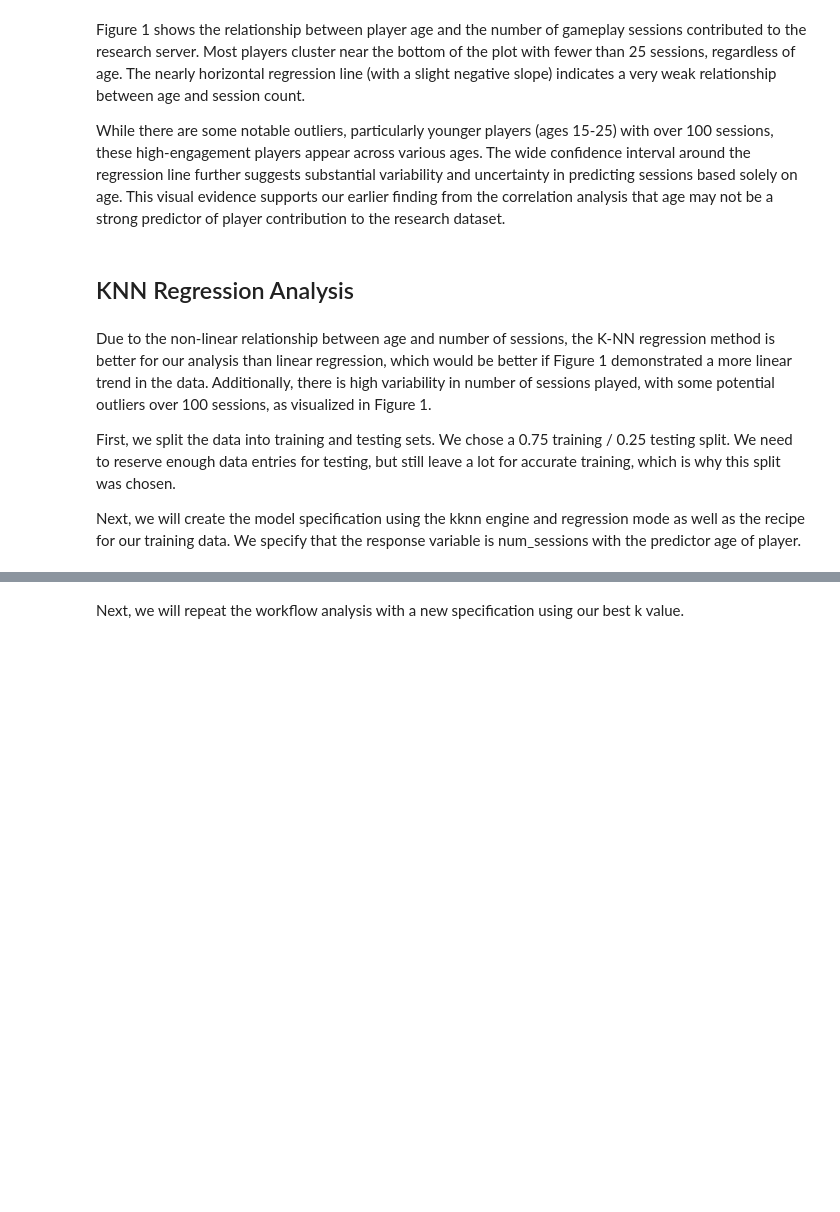
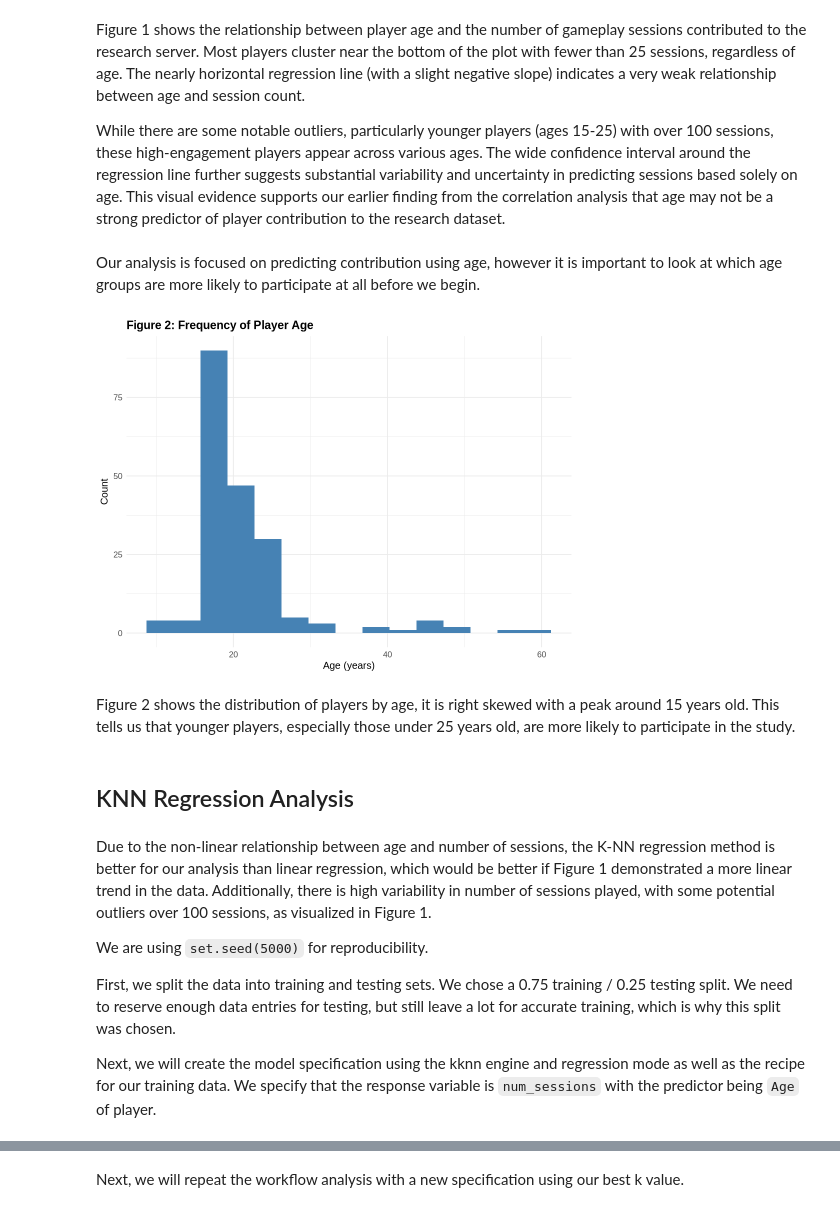
Before and after one commit to glarson5/dsci-100-group-project, a Jupyter notebook: Project Report.ipynb, the cells around one changed output, grey strips where cells are left out. Saved outputs shown, nothing was run; the diff lists cells and outputs as text; code cells hidden in the pictures; blank space fills up the shorter version.

```diff
--- a/Project Report.ipynb
+++ b/Project Report.ipynb
@@ -310,12 +280,38 @@ ggplot(analysis_data, aes(x = Age, y = num_sessions)) +
 Figure 1 shows the relationship between player age and the number of gameplay sessions contributed to the research server. Most players cluster near the bottom of the plot with fewer than 25 sessions, regardless of age. The nearly horizontal regression line (with a slight negative slope) indicates a very weak relationship between age and session count.
 
 While there are some notable outliers, particularly younger players (ages 15-25) with over 100 sessions, these high-engagement players appear across various ages. The wide confidence interval around the regression line further suggests substantial variability and uncertainty in predicting sessions based solely on age. This visual evidence supports our earlier finding from the correlation analysis that age may not be a strong predictor of player contribution to the research dataset.
+# %% [markdown]
+Our analysis is focused on predicting contribution using age, however it is important to look at which age groups are more likely to participate at all before we begin.
+# %%
+# Set figure size for better readability
+options(repr.plot.width = 8, repr.plot.height = 6)
+
+# Create histogram
+ggplot(analysis_data, aes(x = Age)) +
+  geom_histogram(fill = "steelblue", bins = 15) +
+
+  labs(
+    title = "Figure 2: Frequency of Player Age",
+    x = "Age (years)",
+    y = "Count") +
+  theme_minimal() +
+  theme(
+    plot.title = element_text(size = 14, face = "bold"),
+    axis.title = element_text(size = 12),
+    axis.text = element_text(size = 10)
+  )
+# %% [output]
+[figure, added]
+# %% [markdown]
+Figure 2 shows the distribution of players by age, it is right skewed with a peak around 15 years old. This tells us that younger players, especially those under 25 years old, are more likely to participate in the study.
 # %% [markdown]
 ## KNN Regression Analysis
 # %% [markdown]
 Due to the non-linear relationship between age and number of sessions, the K-NN regression method is better for our analysis than linear regression, which would be better if Figure 1 demonstrated a more linear trend in the data. Additionally, there is high variability in number of sessions played, with some potential outliers over 100 sessions, as visualized in Figure 1.
 
+We are using `set.seed(5000)` for reproducibility.
+
 First, we split the data into training and testing sets. We chose a 0.75 training / 0.25 testing split. We need to reserve enough data entries for testing, but still leave a lot for accurate training, which is why this split was chosen.
 
-Next, we will create the model specification using the kknn engine and regression mode as well as the recipe for our training data. We specify that the response variable is num_sessions with the predictor age of player.
+Next, we will create the model specification using the kknn engine and regression mode as well as the recipe for our training data. We specify that the response variable is `num_sessions` with the predictor being `Age` of player.
 # %%
```
Also changed, not shown: parts of 35 cells of this notebook.
